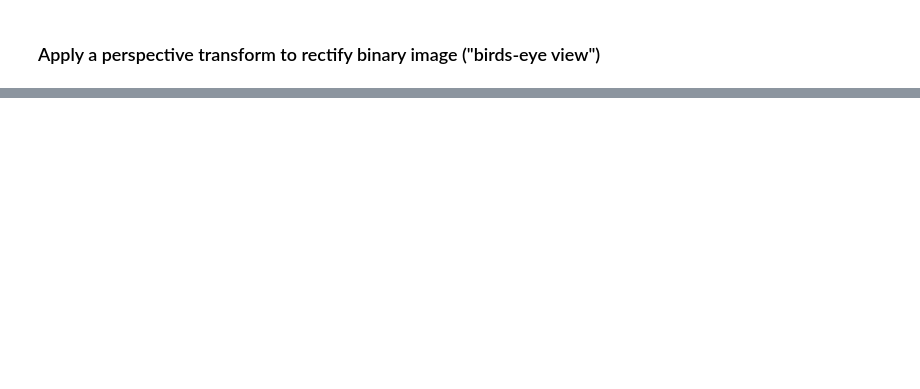
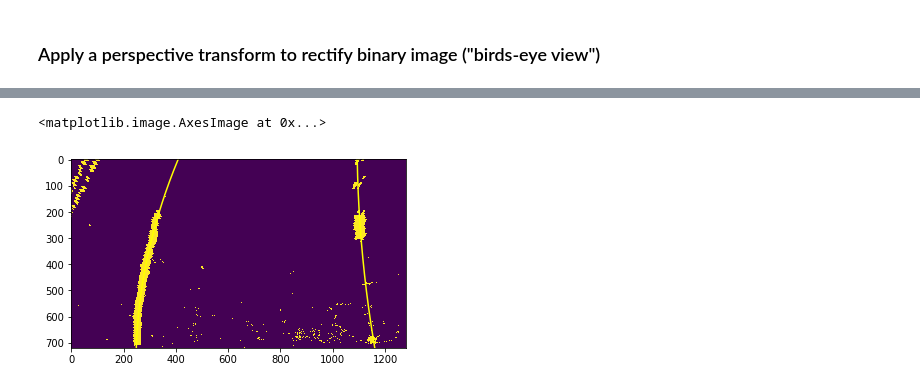
Before and after one commit to VinzenzTrimborn/AdvancedLaneLines, a Jupyter notebook: Advanced Lane Finding.ipynb, the cells around one changed output, grey strips where cells are left out. Saved outputs shown, nothing was run; the diff lists cells and outputs as text; code cells hidden in the pictures; blank space fills up the shorter version.

```diff
--- a/Advanced Lane Finding.ipynb
+++ b/Advanced Lane Finding.ipynb
@@ -148,0 +285,15 @@ print2images(image,edges)
+# %%
+def image_pip(image):
+    objectpoints, imagespoints=calibrate()
+    undistort_image=image_undistort(img, objectpoints, imagespoints)
+    edges_image=threshold_pipeline(undistort_image)
+    scr, dst = give_points()
+    binary_warped = warper(edges_image,src,dst)
+    out_img = fit_polynomial(binary_warped)
+    return binary_warped
+# %%
+image=cv2.imread('test_images/straight_lines1.jpg')
+plt.imshow(image_pip(binary_warped))
+# %% [output]
+<matplotlib.image.AxesImage at 0x...>
+[figure, added]
```
Also changed, not shown: parts of 10 cells of this notebook.
